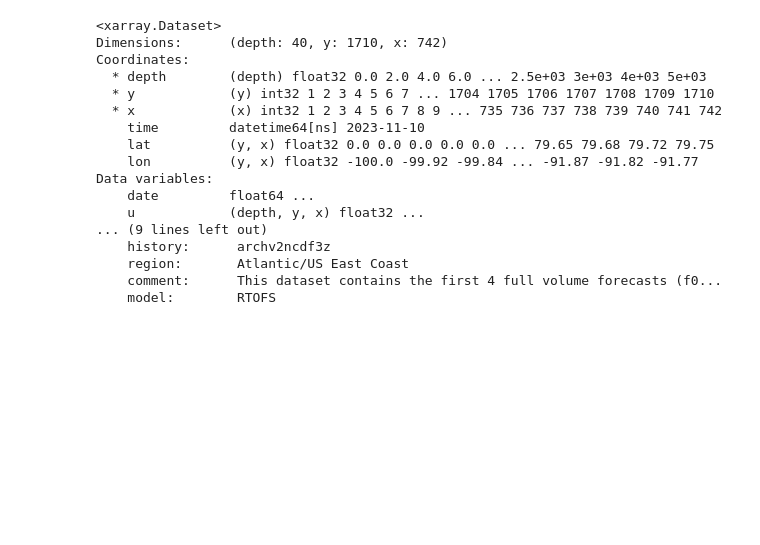
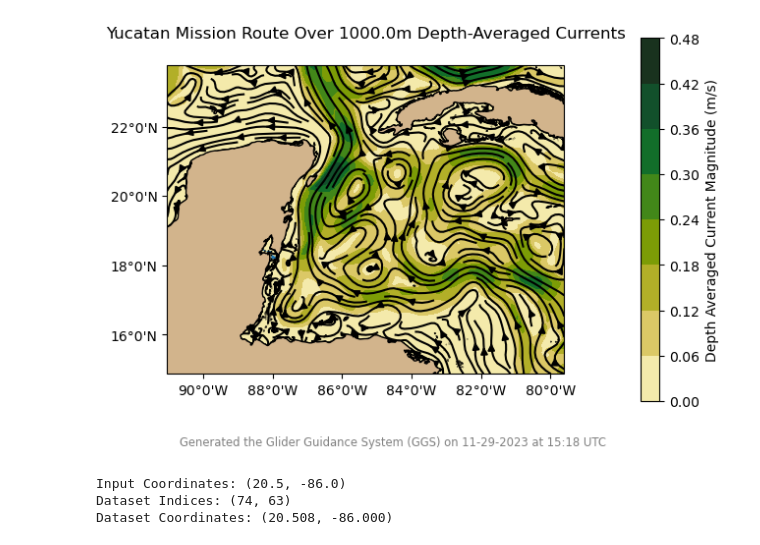
Before and after one commit to STF33/Glider-Guidance-System, a Jupyter notebook: GGS_Scripts/0_DEBUG_NOTEBOOK.ipynb, the cells around one changed output. Saved outputs shown, nothing was run; the diff lists cells and outputs as text; code cells hidden in the pictures; blank space fills up the shorter version.

```diff
--- a/GGS_Scripts/0_DEBUG_NOTEBOOK.ipynb
+++ b/GGS_Scripts/0_DEBUG_NOTEBOOK.ipynb
@@ -44,0 +12,9 @@ waypoints = config["waypoints"]
+# %%
+# =========================
+# CONFIG
+# =========================
+
+from SUP_config import *
+
+config, waypoints = GGS_config_static()
+directory = GGS_config_output(config)
@@ -145,20 +169,0 @@ RTOFS_class = RTOFS()
-# %%
-print(RTOFS_class.data)
-# %% [output]
-<xarray.Dataset>
-Dimensions:      (depth: 40, y: 1710, x: 742)
-Coordinates:
-  * depth        (depth) float32 0.0 2.0 4.0 6.0 ... 2.5e+03 3e+03 4e+03 5e+03
-  * y            (y) int32 1 2 3 4 5 6 7 ... 1704 1705 1706 1707 1708 1709 1710
-  * x            (x) int32 1 2 3 4 5 6 7 8 9 ... 735 736 737 738 739 740 741 742
-    time         datetime64[ns] 2023-11-10
-    lat          (y, x) float32 0.0 0.0 0.0 0.0 0.0 ... 79.65 79.68 79.72 79.75
-    lon          (y, x) float32 -100.0 -99.92 -99.84 ... -91.87 -91.82 -91.77
-Data variables:
-    date         float64 ...
-    u            (depth, y, x) float32 ...
-... (9 lines left out)
-    history:      archv2ncdf3z
-    region:       Atlantic/US East Coast
-    comment:      This dataset contains the first 4 full volume forecasts (f0...
-    model:        RTOFS
@@ -164,0 +223,48 @@ Data variables:
+# %%
+from SUP_plots import *
+
+GGS_plot_currents(config, waypoints, directory, rtofs_data, u_avg, v_avg, magnitude, extent='data', map_lons=[-95, 0], map_lats=[0, 50], show_route=False)
+# %% [output]
+[figure, added]
+# %%
+### FUNCTION:
+def calculate_nearpoint(dataset, target_lat, target_lon):
+
+    '''
+    Find the nearest point in the dataset to the input latitude and longitude.
+
+    Args:
+    - dataset (xarray.Dataset): The dataset to search in.
+    - target_lat (float): The target latitude.
+    - target_lon (float): The target longitude.
+
+    Returns:
+    - (y_index, x_index) (tuple): The indices of the nearest point in the dataset.
+    - (lat_index, lon_index) (tuple): The coordinates of the nearest point in the dataset.
+    '''
+
+    lat_diff = dataset['lat'] - target_lat
+    lon_diff = dataset['lon'] - target_lon
+    distance_square = lat_diff**2 + lon_diff**2
+
+    y_index, x_index = np.unravel_index(distance_square.argmin(), distance_square.shape)
+
+    lat_index = dataset['lat'].isel(y=y_index, x=x_index).values
+    lon_index = dataset['lon'].isel(y=y_index, x=x_index).values
+
+    print(f"Input Coordinates: ({target_lat}, {target_lon})")
+    print(f"Dataset Indices: ({y_index}, {x_index})")
+    print(f"Dataset Coordinates: ({lat_index:.3f}, {lon_index:.3f})")
+
+    return (y_index, x_index), (lat_index, lon_index)
+
+# =========================
+# X - MAIN
+# =========================
+target_lat = 20.5
+target_lon = -86.0
+dataset_indices, actual_coords = calculate_nearpoint(rtofs_data, target_lat, target_lon)
+# %% [output]
+Input Coordinates: (20.5, -86.0)
+Dataset Indices: (74, 63)
+Dataset Coordinates: (20.508, -86.000)
```
Also changed, not shown: parts of 8 cells of this notebook, 21 other files.
